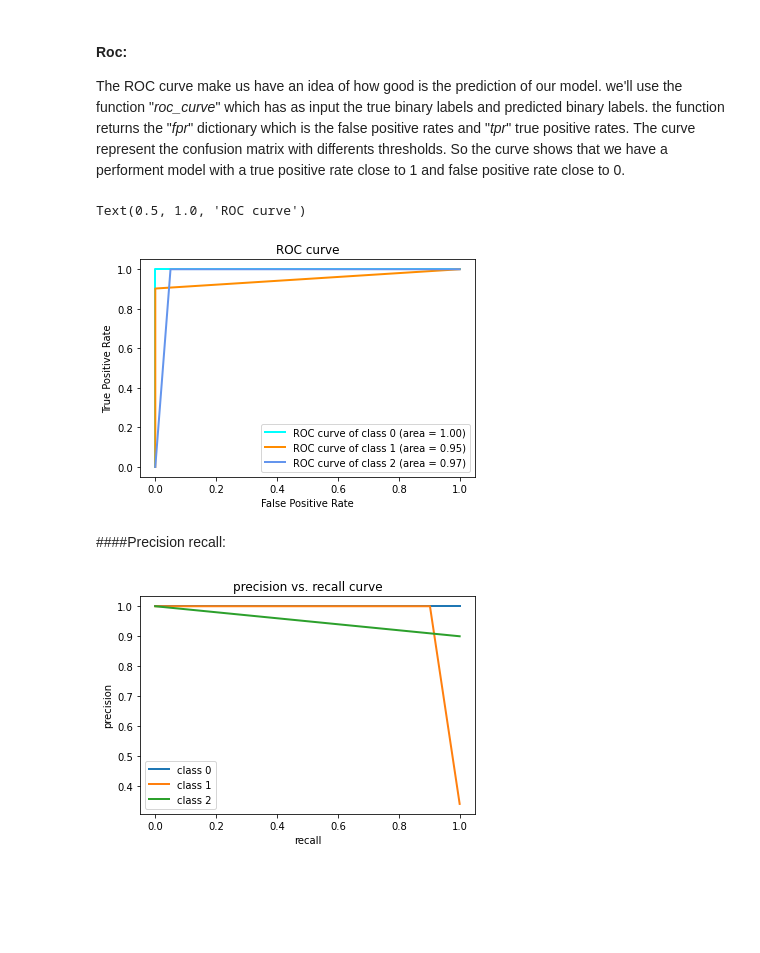
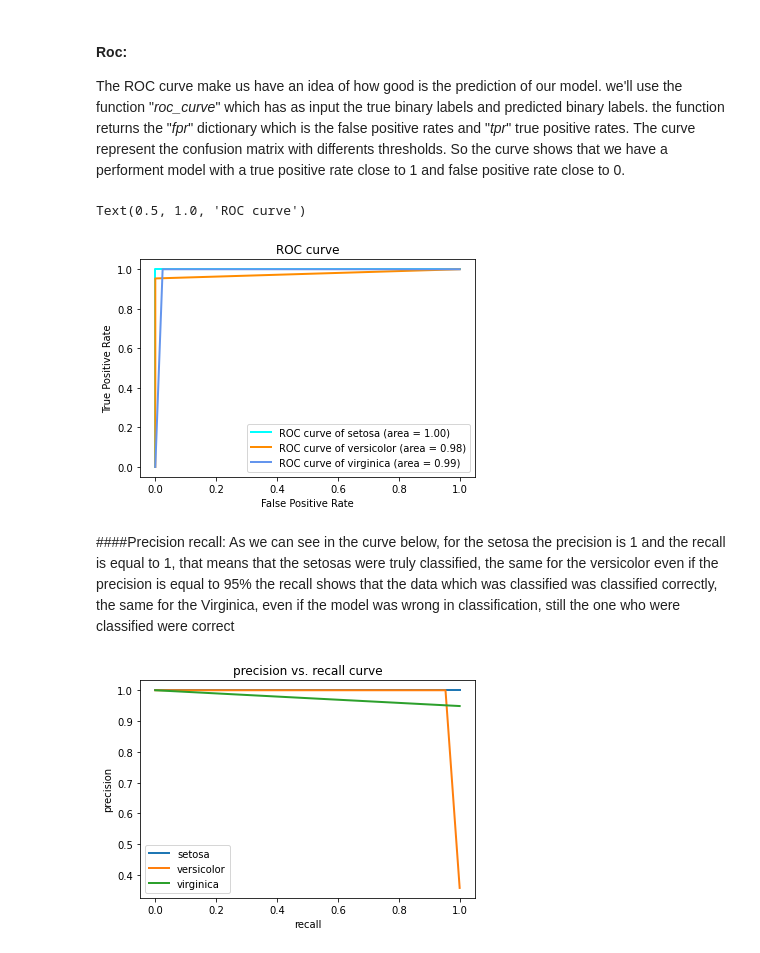
Before and after one commit to assemouahhabi/MLP-classifier, a Jupyter notebook: MLP_GA_Final.ipynb, the cells around one changed output. Saved outputs shown, nothing was run; the diff lists cells and outputs as text; code cells hidden in the pictures; blank space fills up the shorter version.

```diff
--- a/MLP_GA_Final.ipynb
+++ b/MLP_GA_Final.ipynb
@@ -97,15 +119,15 @@ def pop_fitness_selection(fitness):
 # %% [markdown]
 test:
 # %%
-best_parent, worst_parent, fitness_sorted = pop_fitness_selection(fitness)
+#best_parent, worst_parent, fitness_sorted = pop_fitness_selection(fitness)
 #for fit in fittest:
 #  print(fit[0])
 #  print(fit[2])
 #print("************************")
 #print("parents")
-print("***")
-print(best_parent[0])
-print("***")
-print(worst_parent[1])
+#print("***")
+#print(best_parent[0])
+#print("***")
+#print(worst_parent[1])
 # %% [output]
 ***
@@ -122,6 +144,6 @@ def crossover_mlp(best_parent, worst_parent):
 # %% [markdown]
 test:
 # %%
-child = crossover_mlp(best_parent, worst_parent)
-child
+#child = crossover_mlp(best_parent, worst_parent)
+#child
 # %% [output]
@@ -177,7 +199,7 @@ def ga_mlp(X_train, y_train, X_test, y_test, epochs, mlp, prob):
 #### Meilleur chromosome:
 The execution of the function "*ga_mlp*" returns the best choromosome which is "*best_child*":
 # %%
-best_child = ga_mlp(X_train, y_train, X_test, y_test, epochs= 1, mlp= 5, prob= 0.8)
+best_child = ga_mlp(X_train, y_train, X_test, y_test, epochs= 50, mlp= 100, prob= 0.1)
 # %%
 best_child
 # %% [output]
@@ -243,6 +247,7 @@ lw=2
 fpr = dict()
 tpr = dict()
 roc_auc = dict()
+labels_name=['setosa', 'versicolor', 'virginica']
 for i in range(n_classes):
     fpr[i], tpr[i], thresholds = roc_curve(y_test[:, i], pred[:, i], pos_label=1)
     roc_auc[i] = auc(fpr[i], tpr[i])
@@ -250,28 +255,30 @@ for i in range(n_classes):
 colors = cycle(['aqua', 'darkorange', 'cornflowerblue'])
 for i, color in zip(range(n_classes), colors):
     plt.plot(fpr[i], tpr[i], color=color, lw=lw,
-             label='ROC curve of class {0} (area = {1:0.2f})'.format(i, roc_auc[i]))
+             label='ROC curve of '+labels_name[i]+' (area = {1:0.2f})'.format(i, roc_auc[i]))
 plt.xlabel("False Positive Rate")
 plt.ylabel("True Positive Rate")
 plt.legend(loc="best")
 plt.title("ROC curve")
 # %% [output]
 Text(0.5, 1.0, 'ROC curve')
-[figure, old version]
+[figure, new version]
-# %% [markdown]
-####Precision recall:
+# %% [markdown]
+####Precision recall:
+As we can see in the curve below, for the setosa the precision is 1 and the recall is equal to 1, that means that the setosas were truly classified, the same for the versicolor even if the precision is equal to 95% the recall shows that the data which was classified was classified correctly, the same for the Virginica, even if the model was wrong in classification, still the one who were classified were correct
 # %%
 precision = dict()
 recall = dict()
+labels_name=['setosa', 'versicolor', 'virginica']
 for i in range(n_classes):
     precision[i], recall[i], _ = precision_recall_curve(y_test[:, i],
                                                         pred[:, i])
-    plt.plot(recall[i], precision[i], lw=2, label='class {}'.format(i))
+    plt.plot(recall[i], precision[i], lw=2, label=labels_name[i])
 
 plt.xlabel("recall")
 plt.ylabel("precision")
 plt.legend(loc="best")
 plt.title("precision vs. recall curve")
 plt.show()
 # %% [output]
-[figure, old version]
+[figure, new version]
```
Also changed, not shown: parts of 11 cells of this notebook.
